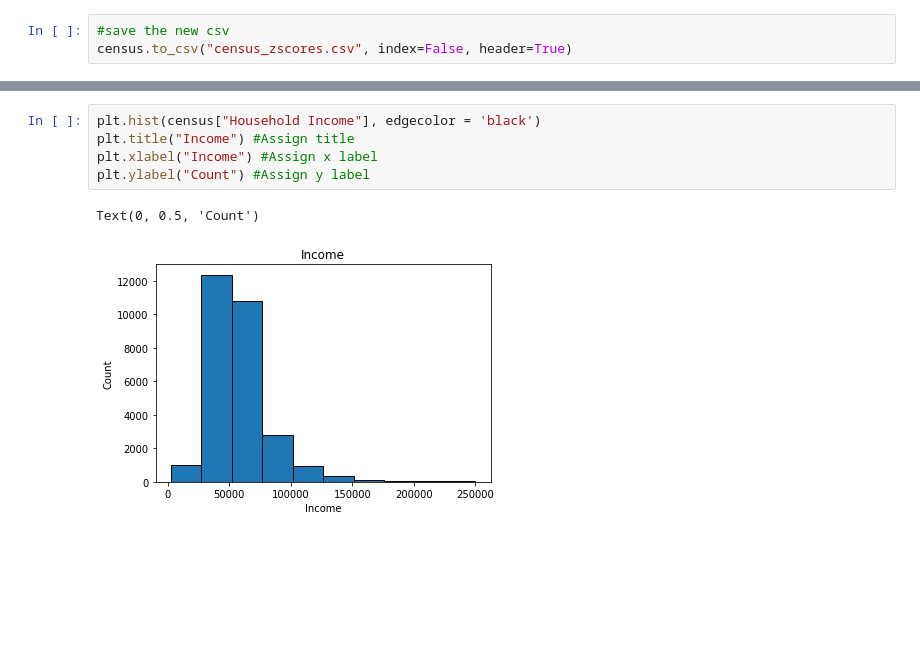
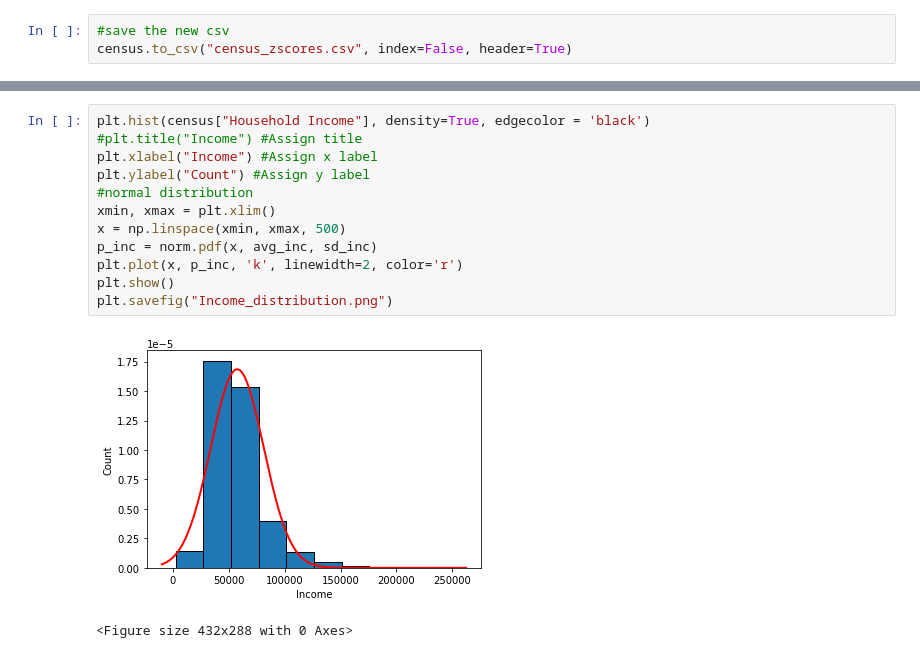
Before and after one commit to pnisenson/marvel-star, a Jupyter notebook: Zscores calculation.ipynb, the cells around one changed output, grey strips where cells are left out. Cells and saved outputs as stored; diff of their text form; blank space fills up the shorter version.

```diff
--- a/Zscores calculation.ipynb
+++ b/Zscores calculation.ipynb
@@ -143,8 +175,15 @@ Text(0, 0.5, 'Count')
 # %%
-plt.hist(census["Household Income"], edgecolor = 'black')
-plt.title("Income") #Assign title
+plt.hist(census["Household Income"], density=True, edgecolor = 'black')
+#plt.title("Income") #Assign title
 plt.xlabel("Income") #Assign x label
 plt.ylabel("Count") #Assign y label
+#normal distribution
+xmin, xmax = plt.xlim()
+x = np.linspace(xmin, xmax, 500)
+p_inc = norm.pdf(x, avg_inc, sd_inc)
+plt.plot(x, p_inc, 'k', linewidth=2, color='r')
+plt.show()
+plt.savefig("Income_distribution.png")
 # %% [output]
+[figure, new version]
-Text(0, 0.5, 'Count')
+<Figure size 432x288 with 0 Axes>
-[figure, old version]
```
Also changed, not shown: parts of 5 cells of this notebook, 5 other files.
